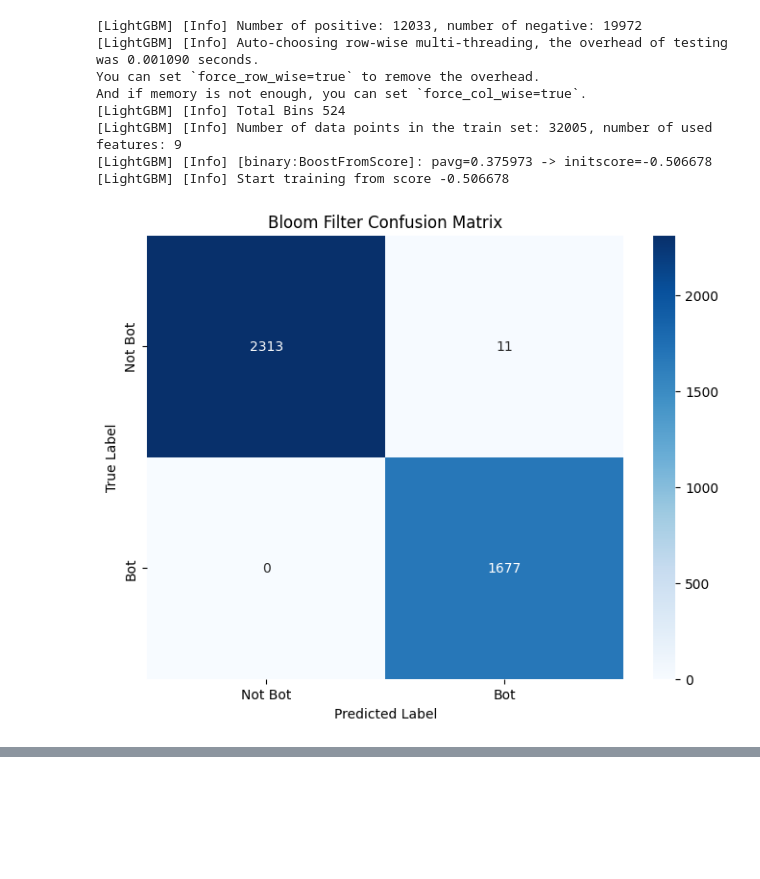
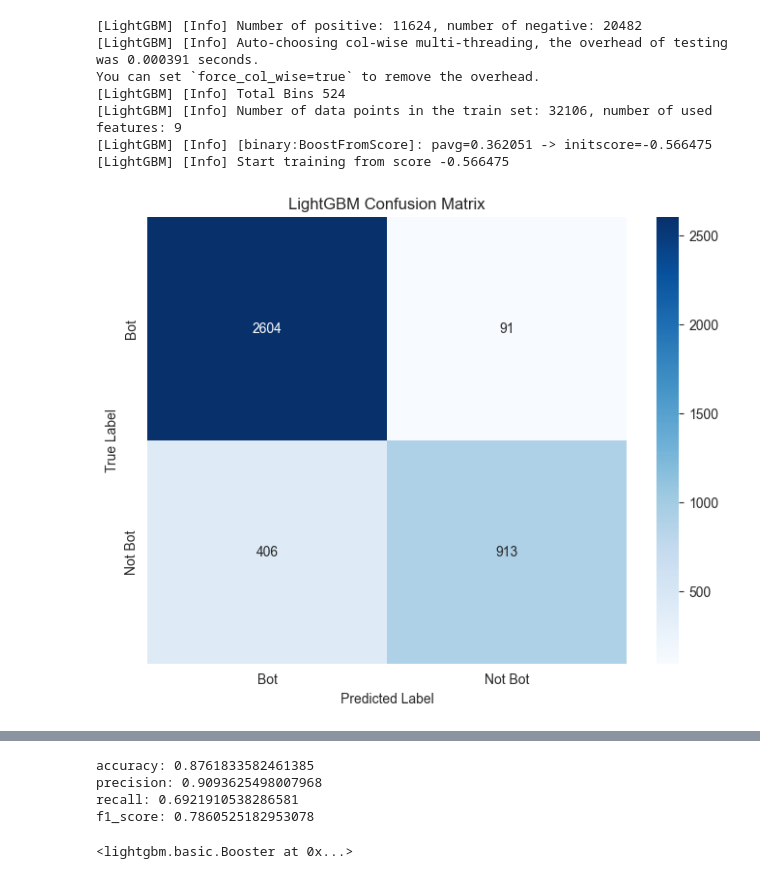
Before and after one commit to Reennon/mmds-ucu-final-project, a Jupyter notebook: mmds_ucu_final_project/mmds_ucu_final_project/notebooks/lightgbm_bot_classification.ipynb, the cells around one changed output, grey strips where cells are left out. Saved outputs shown, nothing was run; the diff lists cells and outputs as text; code cells hidden in the pictures; blank space fills up the shorter version.

Commit message:
bloom filter from scratch, docker-compose, docker wrapper, enhance lightGBM training, gathered the dataframe

```diff
--- a/mmds_ucu_final_project/mmds_ucu_final_project/notebooks/lightgbm_bot_classification.ipynb
+++ b/mmds_ucu_final_project/mmds_ucu_final_project/notebooks/lightgbm_bot_classification.ipynb
@@ -8,4 +8,10 @@ from sklearn.metrics import (
 import lightgbm as lgb
 import numpy as np
 import os
+import matplotlib.pyplot as plt
+import seaborn as sns
+from mmds_ucu_final_project.src.bloom_filter import BotBloomFilter
+from mmds_ucu_final_project.src.utils import extract_keywords_from_comment
+artifact_folder = "../../../artifacts/"
+file_path = "../data/raw_wikipedia_edits.csv"
 # %%
@@ -53,15 +65,10 @@ X_train, X_test, y_train, y_test = train_test_split(X, y, test_size=0.1, random_
 # %%
-import matplotlib.pyplot as plt
-import seaborn as sns
-
-artifact_folder = "../../../artifacts/"
-
 def plot_confusion_matrix(conf_matrix, title):
     """
     Plot a confusion matrix using seaborn heatmap.
     """
     plt.figure(figsize=(8, 6))
-    sns.heatmap(conf_matrix, annot=True, fmt='d', cmap='Blues', xticklabels=["Not Bot", "Bot"], yticklabels=["Not Bot", "Bot"])
+    sns.heatmap(conf_matrix, annot=True, fmt='d', cmap='Blues', xticklabels=["Bot", "Not Bot"], yticklabels=["Bot", "Not Bot"])
     plt.xlabel("Predicted Label")
     plt.ylabel("True Label")
     plt.title(title)
@@ -150,51 +170,44 @@ params = {
     'boosting_type': 'gbdt',
     'num_leaves': 31,
     'learning_rate': 0.05,
     'feature_fraction': 0.9
 }
 
 # Train the LightGBM model with early stopping
 model = lgb.train(
     params,
     train_data,
     num_boost_round=100,
     valid_sets=[train_data, valid_data],
     valid_names=["train", "valid"],)
 
 # Predict on the test set
 y_pred_proba = model.predict(X_test)
 y_pred = (y_pred_proba >= 0.5).astype(int)
 
 # Evaluate the LightGBM model
 ml_metrics = {
     'accuracy': accuracy_score(y_test, y_pred),
     'precision': precision_score(y_test, y_pred),
     'recall': recall_score(y_test, y_pred),
     'f1_score': f1_score(y_test, y_pred),
     'confusion_matrix': confusion_matrix(y_test, y_pred)
 }
 
-# Compare with Bloom Filter
-bloom_preds = test_data['bloom_filter_classification'].astype(int)  # Extract Bloom Filter predictions for the test set
-bloom_metrics = {
-    'accuracy': accuracy_score(y_test, bloom_preds),
-    'precision': precision_score(y_test, bloom_preds),
-    'recall': recall_score(y_test, bloom_preds),
-    'f1_score': f1_score(y_test, bloom_preds),
-    'confusion_matrix': confusion_matrix(y_test, bloom_preds),
-    'false_positives': np.sum((bloom_preds == 1) & (y_test == 0))
-}
+# Plot confusion matrices for both models
+plot_confusion_matrix(ml_metrics['confusion_matrix'], "LightGBM Confusion Matrix")
+print("accuracy:", ml_metrics['accuracy'])
+print("precision:", ml_metrics['precision'])
+print("recall:", ml_metrics['recall'])
+print("f1_score:", ml_metrics['f1_score'])
 
-# Plot confusion matrices for both models
-plot_confusion_matrix(bloom_metrics['confusion_matrix'], "Bloom Filter Confusion Matrix")
-plot_confusion_matrix(ml_metrics['confusion_matrix'], "LightGBM Confusion Matrix")
+model.save_model(f"{artifact_folder}/bot_classifier.bin")
 # %% [output]
-[LightGBM] [Info] Number of positive: 12033, number of negative: 19972
-[LightGBM] [Info] Auto-choosing row-wise multi-threading, the overhead of testing was 0.001090 seconds.
-You can set `force_row_wise=true` to remove the overhead.
-And if memory is not enough, you can set `force_col_wise=true`.
+[LightGBM] [Info] Number of positive: 11624, number of negative: 20482
+[LightGBM] [Info] Auto-choosing col-wise multi-threading, the overhead of testing was 0.000391 seconds.
+You can set `force_col_wise=true` to remove the overhead.
 [LightGBM] [Info] Total Bins 524
-[LightGBM] [Info] Number of data points in the train set: 32005, number of used features: 9
-[LightGBM] [Info] [binary:BoostFromScore]: pavg=0.375973 -> initscore=-0.506678
-[LightGBM] [Info] Start training from score -0.506678
+[LightGBM] [Info] Number of data points in the train set: 32106, number of used features: 9
+[LightGBM] [Info] [binary:BoostFromScore]: pavg=0.362051 -> initscore=-0.566475
+[LightGBM] [Info] Start training from score -0.566475
-[figure, old version]
+[figure, new version]
@@ -201,0 +214,5 @@ And if memory is not enough, you can set `force_col_wise=true`.
+accuracy: 0.8761833582461385
+precision: 0.9093625498007968
+recall: 0.6921910538286581
+f1_score: 0.7860525182953078
+<lightgbm.basic.Booster at 0x...>
```
Also changed, not shown: parts of 17 cells of this notebook, 12 other files.
